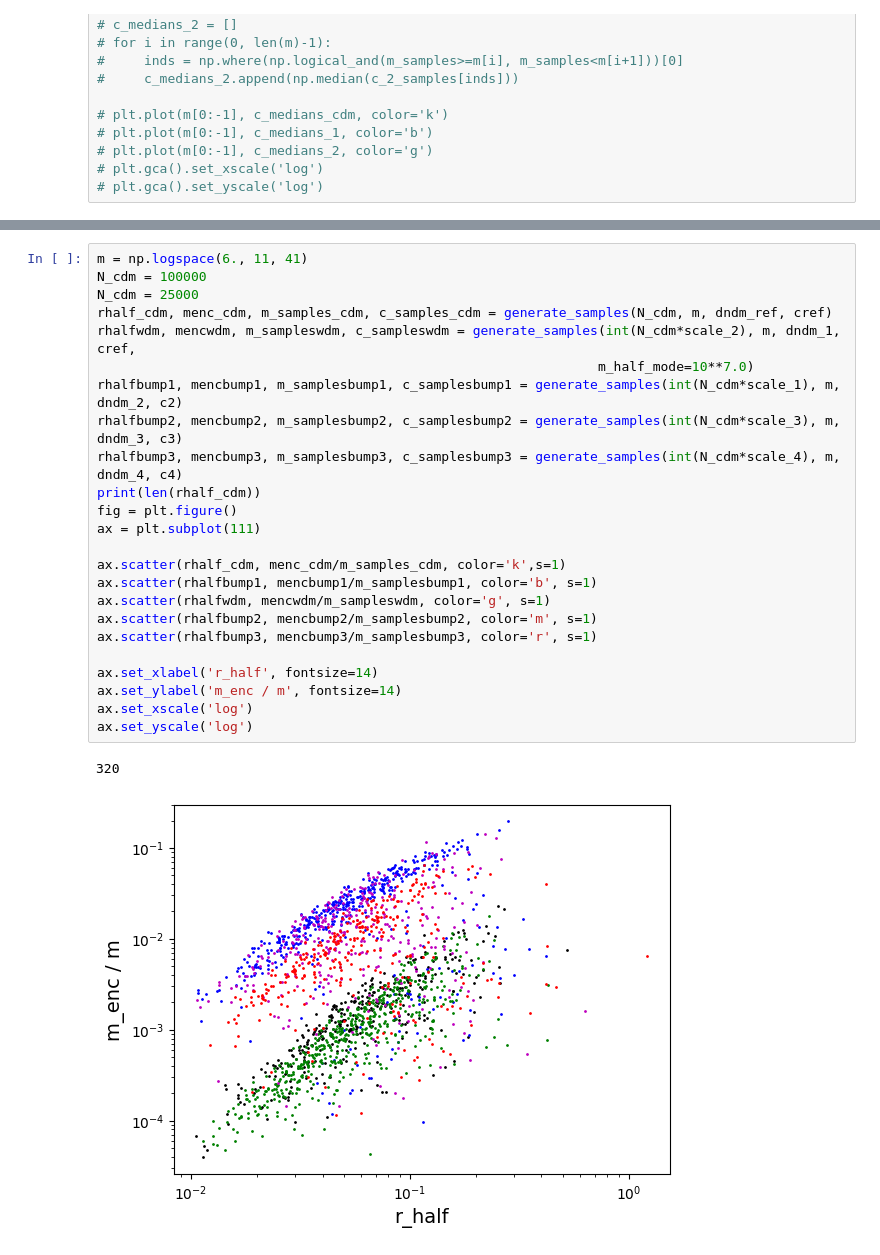
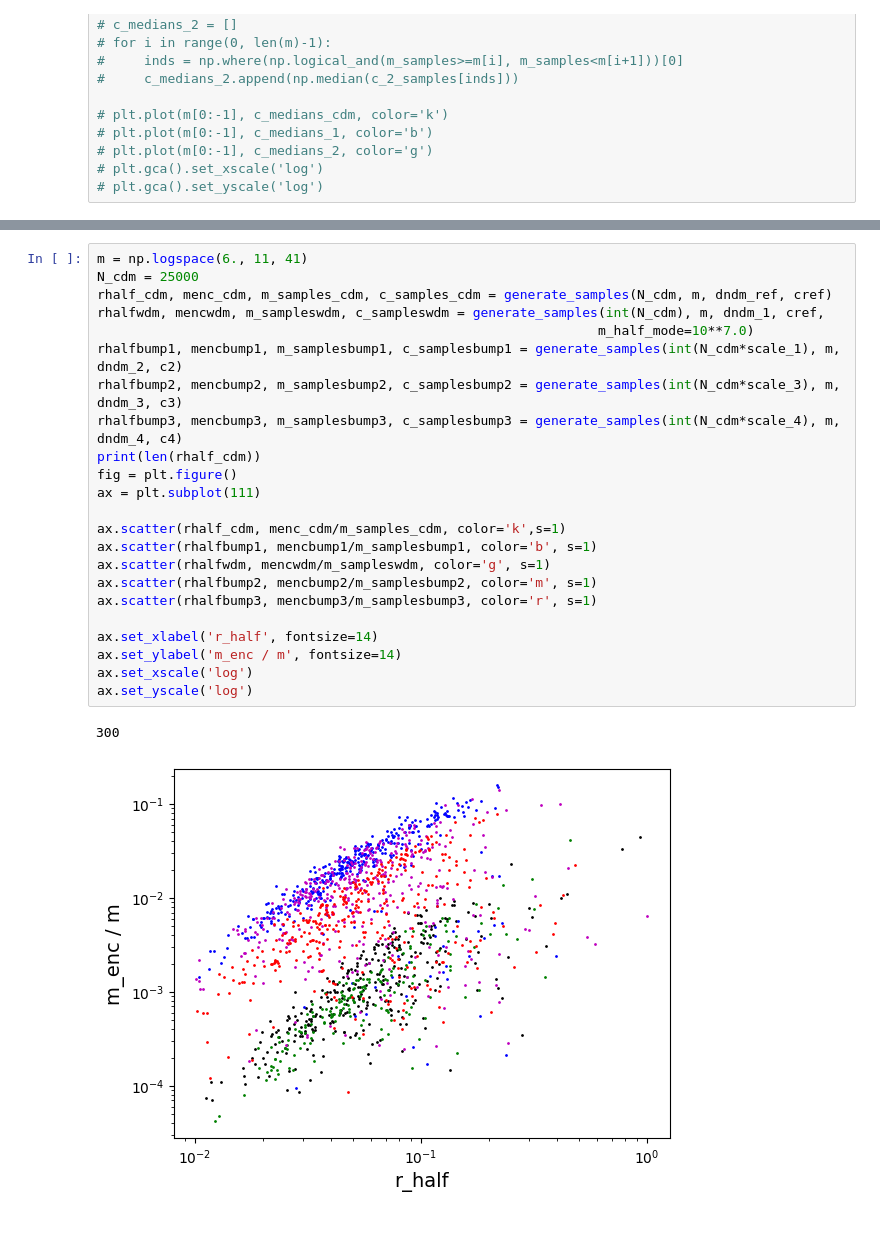
Before and after one commit to hfoote/dark-matter-paper, a Jupyter notebook: nearfield/dsphr_masses_PK/concentrations_with_colossus.ipynb, the cells around one changed output, grey strips where cells are left out. Saved outputs shown, nothing was run; the diff lists cells and outputs as text.

```diff
--- a/nearfield/dsphr_masses_PK/concentrations_with_colossus.ipynb
+++ b/nearfield/dsphr_masses_PK/concentrations_with_colossus.ipynb
@@ -415,28 +415,27 @@ def cumulative_mass_function(m_model, m_min=5, m_max=10, num_bins=10, normed=Tru
     return masses[0:-1], np.array(m_cumulative)
 # %%
 m = np.logspace(6., 11, 41)
-N_cdm = 100000
 N_cdm = 25000
 rhalf_cdm, menc_cdm, m_samples_cdm, c_samples_cdm = generate_samples(N_cdm, m, dndm_ref, cref)
-rhalfwdm, mencwdm, m_sampleswdm, c_sampleswdm = generate_samples(int(N_cdm*scale_2), m, dndm_1, cref,
+rhalfwdm, mencwdm, m_sampleswdm, c_sampleswdm = generate_samples(int(N_cdm), m, dndm_1, cref,
                                                                 m_half_mode=10**7.0)
 rhalfbump1, mencbump1, m_samplesbump1, c_samplesbump1 = generate_samples(int(N_cdm*scale_1), m, dndm_2, c2)
 rhalfbump2, mencbump2, m_samplesbump2, c_samplesbump2 = generate_samples(int(N_cdm*scale_3), m, dndm_3, c3)
 rhalfbump3, mencbump3, m_samplesbump3, c_samplesbump3 = generate_samples(int(N_cdm*scale_4), m, dndm_4, c4)
 print(len(rhalf_cdm))
 fig = plt.figure()
 ax = plt.subplot(111)
 
 ax.scatter(rhalf_cdm, menc_cdm/m_samples_cdm, color='k',s=1)
 ax.scatter(rhalfbump1, mencbump1/m_samplesbump1, color='b', s=1)
 ax.scatter(rhalfwdm, mencwdm/m_sampleswdm, color='g', s=1)
 ax.scatter(rhalfbump2, mencbump2/m_samplesbump2, color='m', s=1)
 ax.scatter(rhalfbump3, mencbump3/m_samplesbump3, color='r', s=1)
 
 ax.set_xlabel('r_half', fontsize=14)
 ax.set_ylabel('m_enc / m', fontsize=14)
 ax.set_xscale('log')
 ax.set_yscale('log')
 # %% [output]
-320
+300
-[figure, old version]
+[figure, new version]
```
Also changed, not shown: parts of 5 cells of this notebook, 5 other files.
